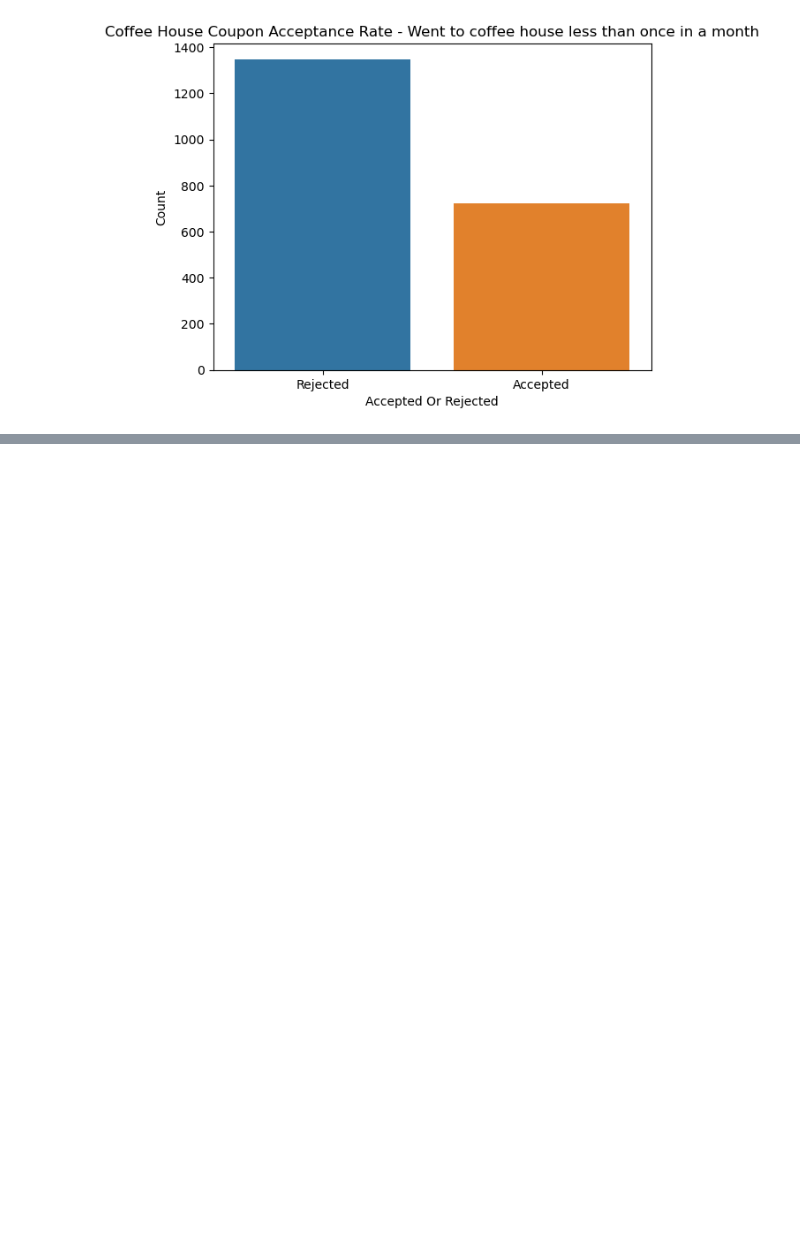
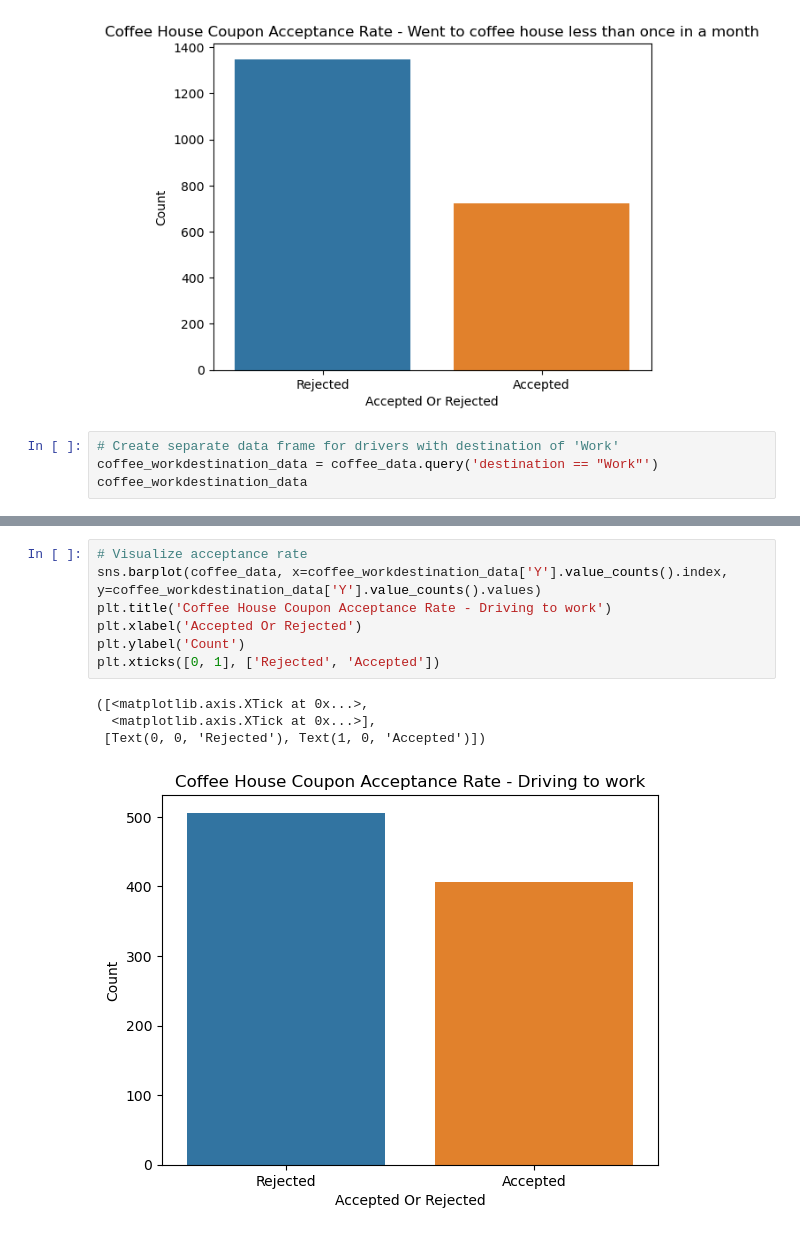
Before and after one commit to anthonytu8/AIMLAnthonyTu, a Jupyter notebook: CustomerCoupons/CustomerCoupons.ipynb, the cells around one changed output, grey strips where cells are left out. Cells and saved outputs as stored; diff of their text form; blank space fills up the shorter version.

Commit message:
Coffee house coupons analysis

```diff
--- a/CustomerCoupons/CustomerCoupons.ipynb
+++ b/CustomerCoupons/CustomerCoupons.ipynb
@@ -802,3 +808,7 @@ plt.xticks([0, 1], ['Rejected', 'Accepted'])
   <matplotlib.axis.XTick at 0x...>],
  [Text(0, 0, 'Rejected'), Text(1, 0, 'Accepted')])
 [figure]
+# %%
+# Create separate data frame for drivers with destination of 'Work'
+coffee_workdestination_data = coffee_data.query('destination == "Work"')
+coffee_workdestination_data
@@ -804,0 +869,12 @@ plt.xticks([0, 1], ['Rejected', 'Accepted'])
+# %%
+# Visualize acceptance rate
+sns.barplot(coffee_data, x=coffee_workdestination_data['Y'].value_counts().index, y=coffee_workdestination_data['Y'].value_counts().values)
+plt.title('Coffee House Coupon Acceptance Rate - Driving to work')
+plt.xlabel('Accepted Or Rejected')
+plt.ylabel('Count')
+plt.xticks([0, 1], ['Rejected', 'Accepted'])
+# %% [output]
+([<matplotlib.axis.XTick at 0x...>,
+  <matplotlib.axis.XTick at 0x...>],
+ [Text(0, 0, 'Rejected'), Text(1, 0, 'Accepted')])
+[figure, added]
```
Also changed, not shown: parts of 12 cells of this notebook.
